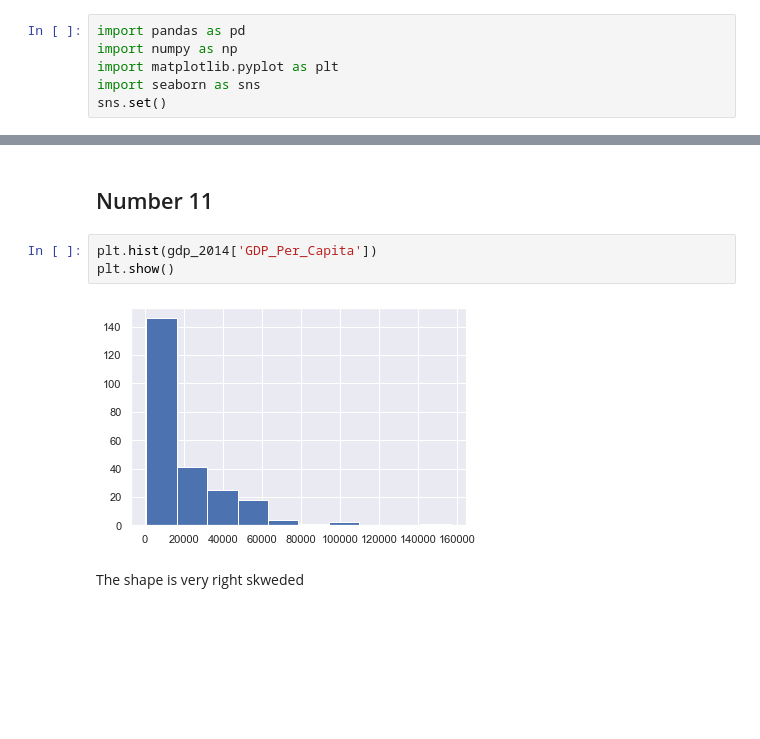
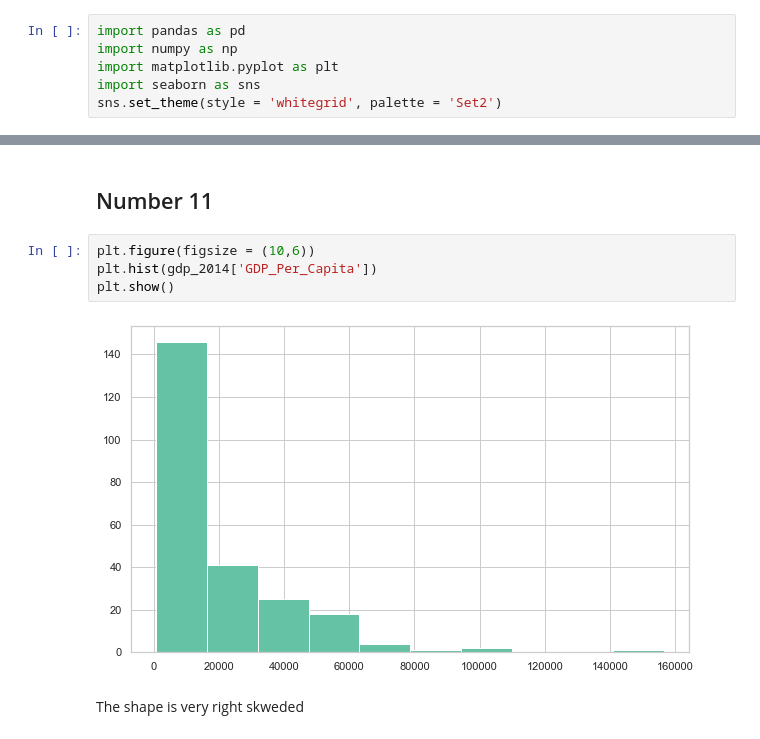
Before and after one commit to nss-data-science-cohort-6/un_data_question-hcgreer, a Jupyter notebook: notebooks/UN_Data_Exploration.ipynb, the cells around one changed output, grey strips where cells are left out. Cells and saved outputs as stored; diff of their text form; blank space fills up the shorter version.

```diff
--- a/notebooks/UN_Data_Exploration.ipynb
+++ b/notebooks/UN_Data_Exploration.ipynb
@@ -3,7 +3,7 @@ import pandas as pd
 import numpy as np
 import matplotlib.pyplot as plt
 import seaborn as sns
-sns.set()
+sns.set_theme(style = 'whitegrid', palette = 'Set2')
 # %% [markdown]
 ## Number 4
 # %%
@@ -141,10 +141,11 @@ gdp_2014.describe()
 # %% [markdown]
 ## Number 11
 # %%
+plt.figure(figsize = (10,6))
 plt.hist(gdp_2014['GDP_Per_Capita'])
 plt.show()
 # %% [output]
-[figure, old version]
+[figure, new version]
 # %% [markdown]
 The shape is very right skweded
 # %% [markdown]
```
Also changed, not shown: parts of 14 cells of this notebook.
